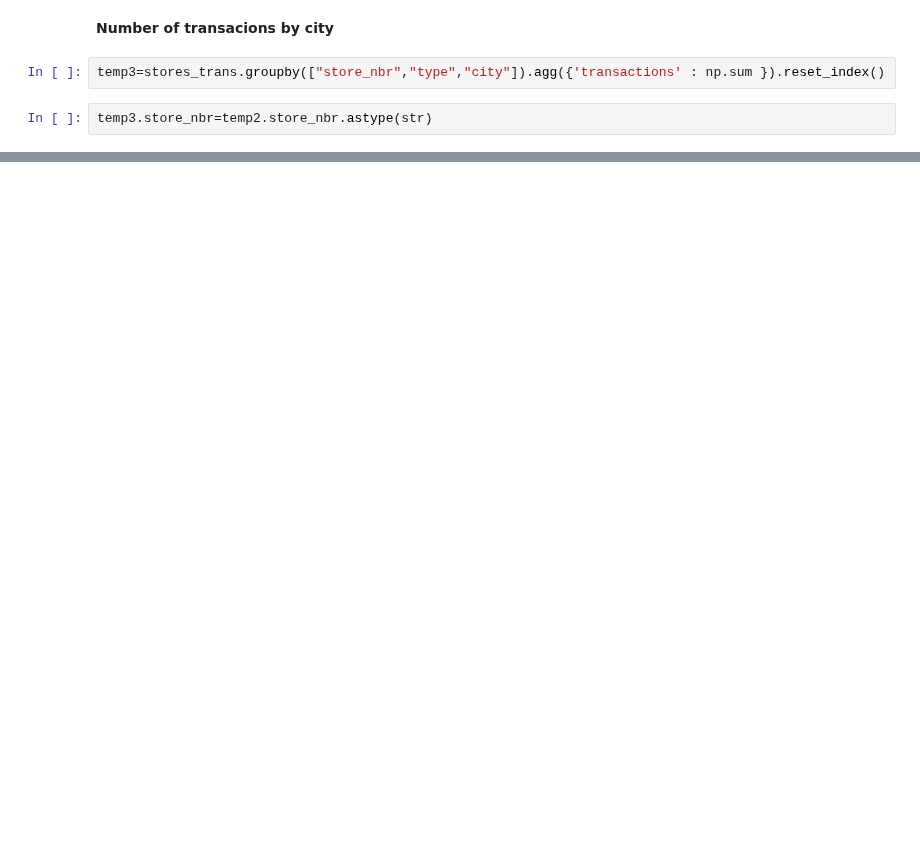
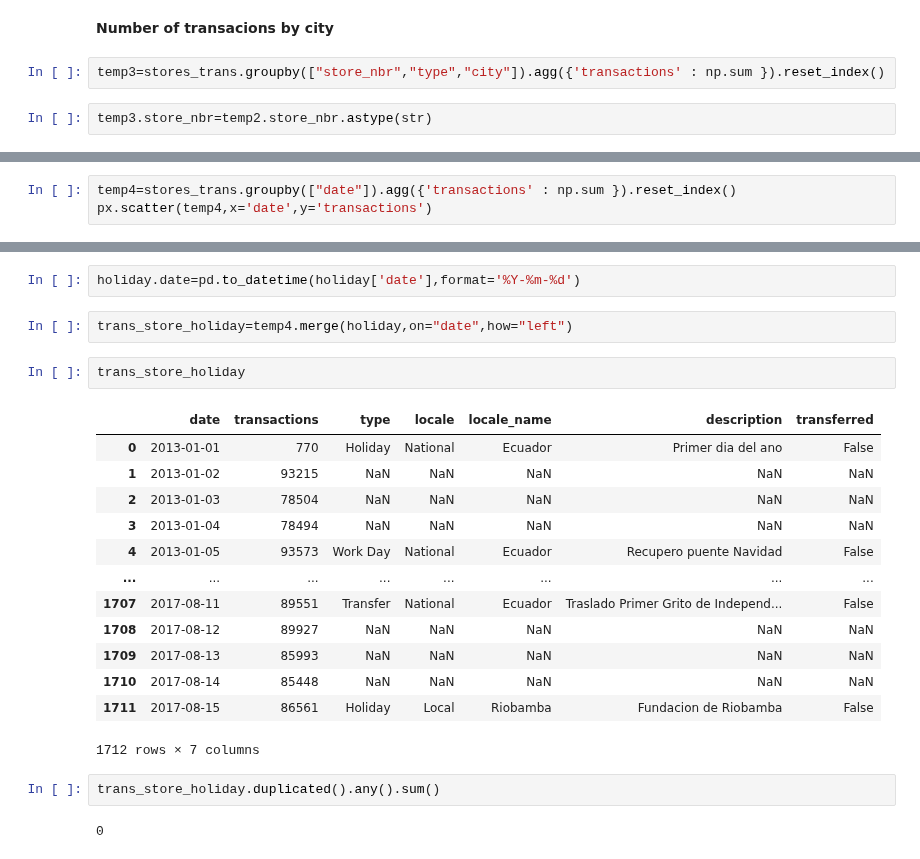
Before and after one commit to K-Ouhmaid/Store-Sales---Time-Series-Forecasting, a Jupyter notebook: store-sales-time-series-forecasting-kh1.ipynb, the cells around one changed output, grey strips where cells are left out. Cells and saved outputs as stored; diff of their text form; blank space fills up the shorter version.

```diff
--- a/store-sales-time-series-forecasting-kh1.ipynb
+++ b/store-sales-time-series-forecasting-kh1.ipynb
@@ -319,0 +332,3 @@ px.bar(temp3.sort_values(by=['transactions'], ascending=False),x="store_nbr",y="
+# %%
+temp4=stores_trans.groupby(["date"]).agg({'transactions' : np.sum }).reset_index()
+px.scatter(temp4,x='date',y='transactions')
@@ -319,0 +359,24 @@ px.bar(temp3.sort_values(by=['transactions'], ascending=False),x="store_nbr",y="
+# %%
+holiday.date=pd.to_datetime(holiday['date'],format='%Y-%m-%d')
+# %%
+trans_store_holiday=temp4.merge(holiday,on="date",how="left")
+# %%
+trans_store_holiday
+# %% [output]
+|  | date | transactions | type | locale | locale_name | description | transferred |
+| 0 | 2013-01-01 | 770 | Holiday | National | Ecuador | Primer dia del ano | False |
+| 1 | 2013-01-02 | 93215 | NaN | NaN | NaN | NaN | NaN |
+| 2 | 2013-01-03 | 78504 | NaN | NaN | NaN | NaN | NaN |
+| 3 | 2013-01-04 | 78494 | NaN | NaN | NaN | NaN | NaN |
+| 4 | 2013-01-05 | 93573 | Work Day | National | Ecuador | Recupero puente Navidad | False |
+| ... | ... | ... | ... | ... | ... | ... | ... |
+| 1707 | 2017-08-11 | 89551 | Transfer | National | Ecuador | Traslado Primer Grito de Independ... | False |
+| 1708 | 2017-08-12 | 89927 | NaN | NaN | NaN | NaN | NaN |
+| 1709 | 2017-08-13 | 85993 | NaN | NaN | NaN | NaN | NaN |
+| 1710 | 2017-08-14 | 85448 | NaN | NaN | NaN | NaN | NaN |
+| 1711 | 2017-08-15 | 86561 | Holiday | Local | Riobamba | Fundacion de Riobamba | False |
+1712 rows × 7 columns
+# %%
+trans_store_holiday.duplicated().any().sum()
+# %% [output]
+0
```
Also changed, not shown: parts of 26 cells of this notebook.
